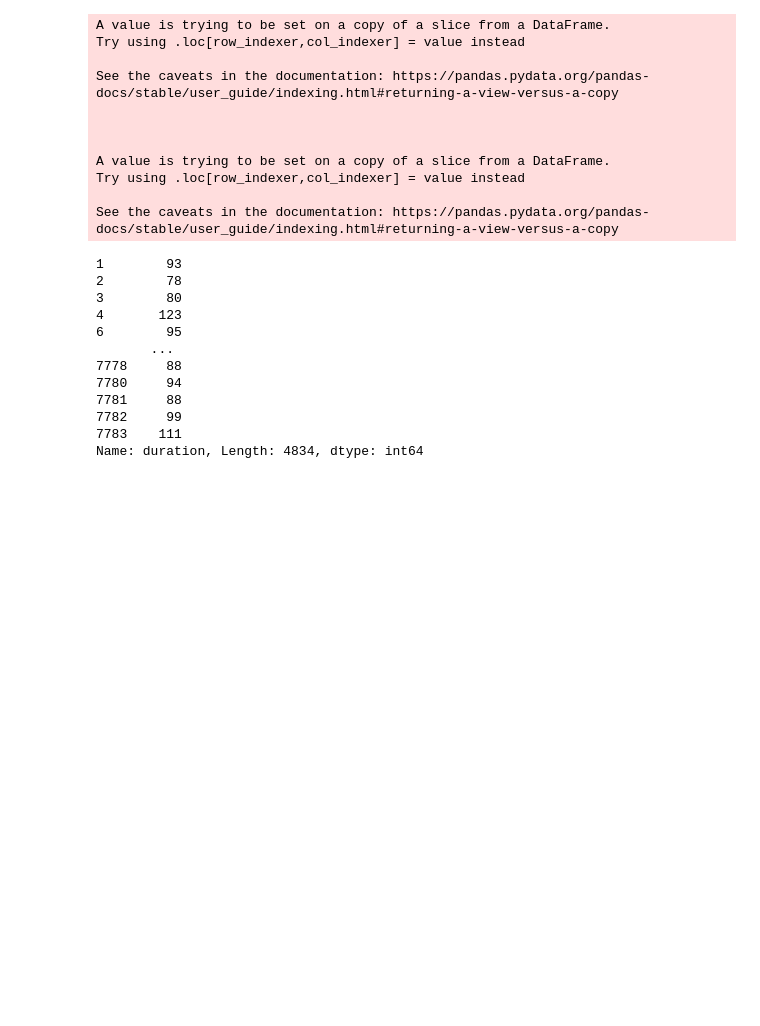
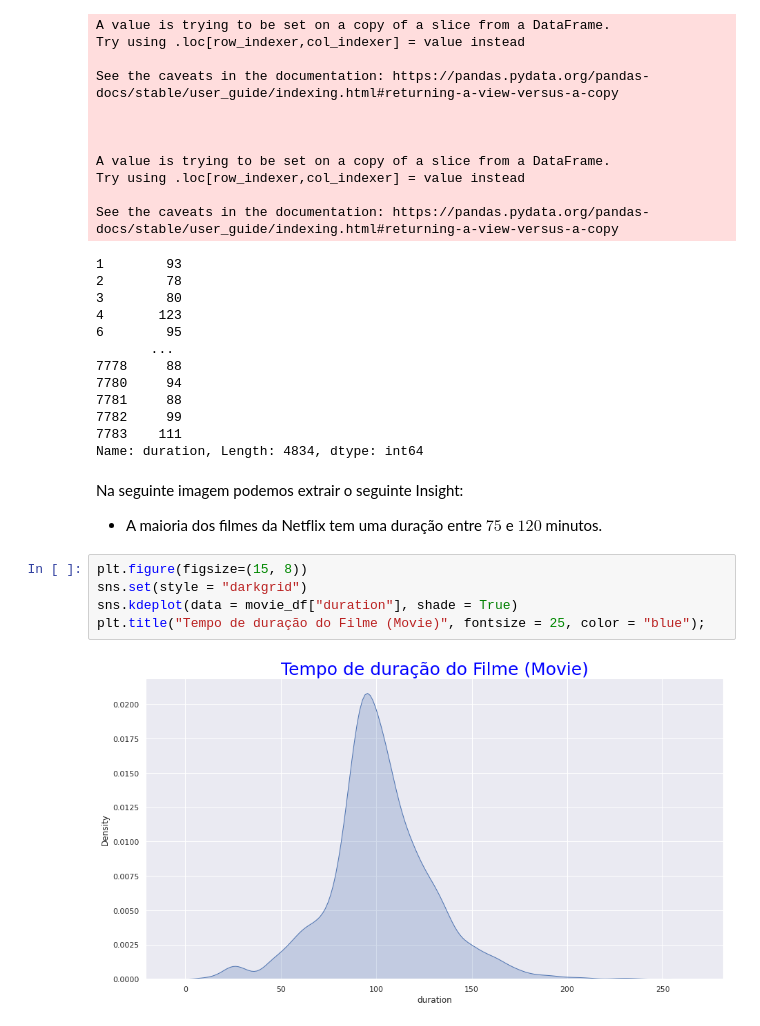
Before and after one commit to EddyGiusepe/Sistema_RECOMENDACION_Netflix, a Jupyter notebook: Netflix_RECOMMENDATION.ipynb, the cells around one changed output. Drawn from its saved outputs; the diff is of its cells as text; blank space fills up the shorter version.

```diff
--- a/Netflix_RECOMMENDATION.ipynb
+++ b/Netflix_RECOMMENDATION.ipynb
@@ -502,3 +498,14 @@ See the caveats in the documentation: https://pandas.pydata.org/pandas-docs/stab
 7782     99
 7783    111
 Name: duration, Length: 4834, dtype: int64
+# %% [markdown]
+Na seguinte imagem podemos extrair o seguinte Insight:
+
+* A maioria dos filmes da Netflix tem uma duração entre $75$ e $120$ minutos.
+# %%
+plt.figure(figsize=(15, 8))
+sns.set(style = "darkgrid")
+sns.kdeplot(data = movie_df["duration"], shade = True)
+plt.title("Tempo de duração do Filme (Movie)", fontsize = 25, color = "blue");
+# %% [output]
+[figure, added]
```
Also changed, not shown: parts of 8 cells of this notebook.
